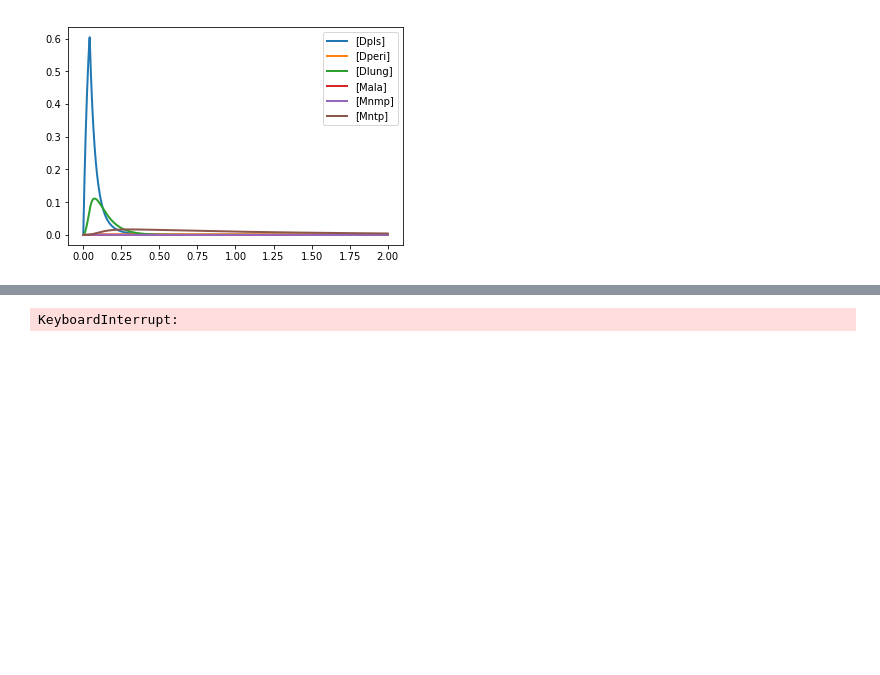
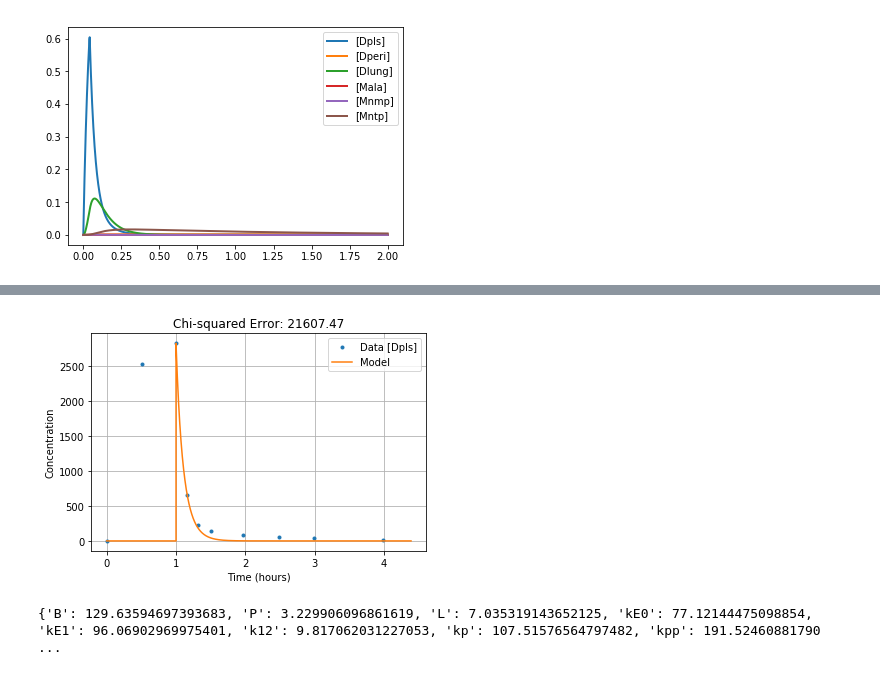
Before and after one commit to covid-tissue-models/covid-tissue-response-models, a Jupyter notebook: tellurium/remdesivir-PK-model/compartment-rmds-pk.ipynb, the cells around one changed output, grey strips where cells are left out. Drawn from its saved outputs; the diff is of its cells as text; code cells hidden in the pictures; blank space fills up the shorter version.

```diff
--- a/tellurium/remdesivir-PK-model/compartment-rmds-pk.ipynb
+++ b/tellurium/remdesivir-PK-model/compartment-rmds-pk.ipynb
@@ -235,16 +231,27 @@ nr.plot()
+# %%
+global fitted_params
+fitted_params = {}
+global data, var_to_fit
+data = None
+var_to_fit = None
 # %%
 def cost_fnc(p):
     if data is None or var_to_fit is None:
-        raise AttributeError("Eiter data wasn't passed or this function wasn't told which var to fit")
+         return
     m = te.loada(compartments_model_str)
     param_values = p.valuesdict()
-    for key in plsm_params:
+    for key in p:
         m.model[key] = param_values[key]
+    for key, value in fitted_params.items():
+        m.model[key] = value
     try:
         sqdiff = 0
-        s = m.simulate(data[0,0], 1.1*data[-1,0], len(data[:,0]*50))
+        s = m.simulate(data[0,0], 1.1*data[-1,0], len(data[:,0])*10000)
         for i in range(len(data[:,0])):
             j = (np.abs(s['time'] - data[i,0])).argmin()
+#             print((np.abs(s['time'] - data[i,0])).argmin(), s['time'][j], data[i,0])
+            if var_to_fit == '[Dpls]' and s[var_to_fit][j] < 1:
+                continue
             sqdiff += (data[i,1] - s[var_to_fit][j])**2
         clear_output(wait=True)
         plt.plot(data[:,0],data[:,1], '.', label='Data '+ var_to_fit)
@@ -267,13 +274,29 @@ plsm_params.add('P', value = 3, min=2, max=4)
 plsm_params.add('L', value = 6, min=4, max=8)
 
 kE0_init_guess = 20.253 / 24
-plsm_params.add('kE0', value = kE0_init_guess)
+plsm_params.add('kE0', value = kE0_init_guess, min = 0)
 
 kE1_init_guess = 7.81 / 24
-plsm_params.add('kE1', value = kE1_init_guess)
+plsm_params.add('kE1', value = kE1_init_guess, min = 0)
 
 k12_init_guess = 1.2248 / 24
-plsm_params.add('k12', value = k12_init_guess)
+plsm_params.add('k12', value = k12_init_guess, min = 0)
+
+kp_init_guess = 1
+plsm_params.add('kp', value = kp_init_guess, min = 0)
+
+kpp_init_guess = 1
+plsm_params.add('kpp', value = kpp_init_guess, min = 0)
+
+k01 = 6.3335 / 24
+plsm_params.add('k01', value = k01, min = 0)
+
+k10 = 6.3335 / 24
+plsm_params.add('k10', value = k10, min = 0)
+
+
+# infusion_amount = 10000
+# plsm_params.add('infusion_amount', value = infusion_amount)
 
 # v = plsm_params.valuesdict()
 # v['B']
@@ -293,7 +313,9 @@ data = rmds_data
 var_to_fit = '[Dpls]'
 plsm_minimizer = lmfit.Minimizer(cost_fnc, plsm_params)
 # plsm_minimizer = opt.minimize(cost_fnc, params)
-# %%
-result = plsm_minimizer.minimize(method='lbfgsb')
-# %% [output]
-KeyboardInterrupt:
+# %%
+# result = plsm_minimizer.minimize(method='dual_annealing')
+fitted_params = {}
+result = plsm_minimizer.minimize(method='nelder')
+# %% [output]
+[figure, added]
@@ -299,0 +324,14 @@ KeyboardInterrupt:
+# %%
+fitted_params['B'] = plsm_fit_result.params['B'].value
+fitted_params['P'] = plsm_fit_result.params['P'].value
+fitted_params['L'] = plsm_fit_result.params['L'].value
+
+fitted_params['kE0'] = plsm_fit_result.params['kE0'].value
+fitted_params['kE1'] = plsm_fit_result.params['kE1'].value
+
+fitted_params['k12'] = plsm_fit_result.params['k12'].value
+fitted_params['kp'] = plsm_fit_result.params['kp'].value
+fitted_params['kpp'] = plsm_fit_result.params['kpp'].value
+print(fitted_params)
+# %% [output]
+{'B': 129.63594697393683, 'P': 3.229906096861619, 'L': 7.035319143652125, 'kE0': 77.12144475098854, 'kE1': 96.06902969975401, 'k12': 9.817062031227053, 'kp': 107.51576564797482, 'kpp': 191.52460881790 ...
```
Also changed, not shown: parts of 10 cells of this notebook.
